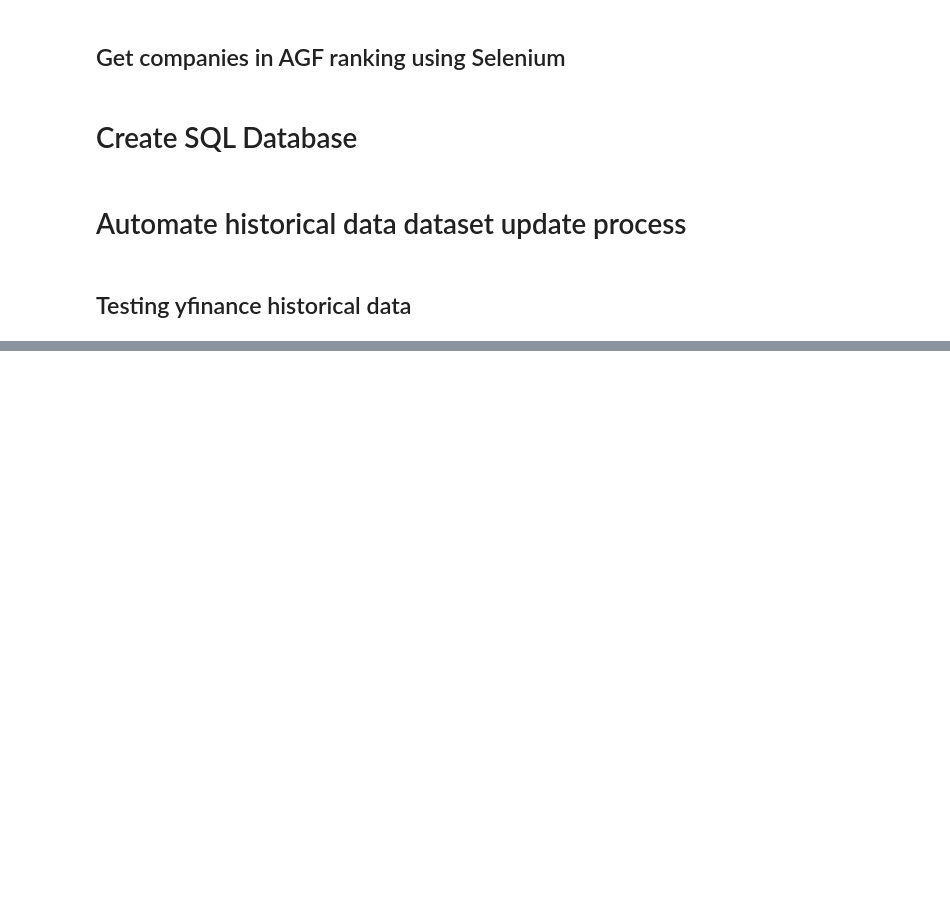
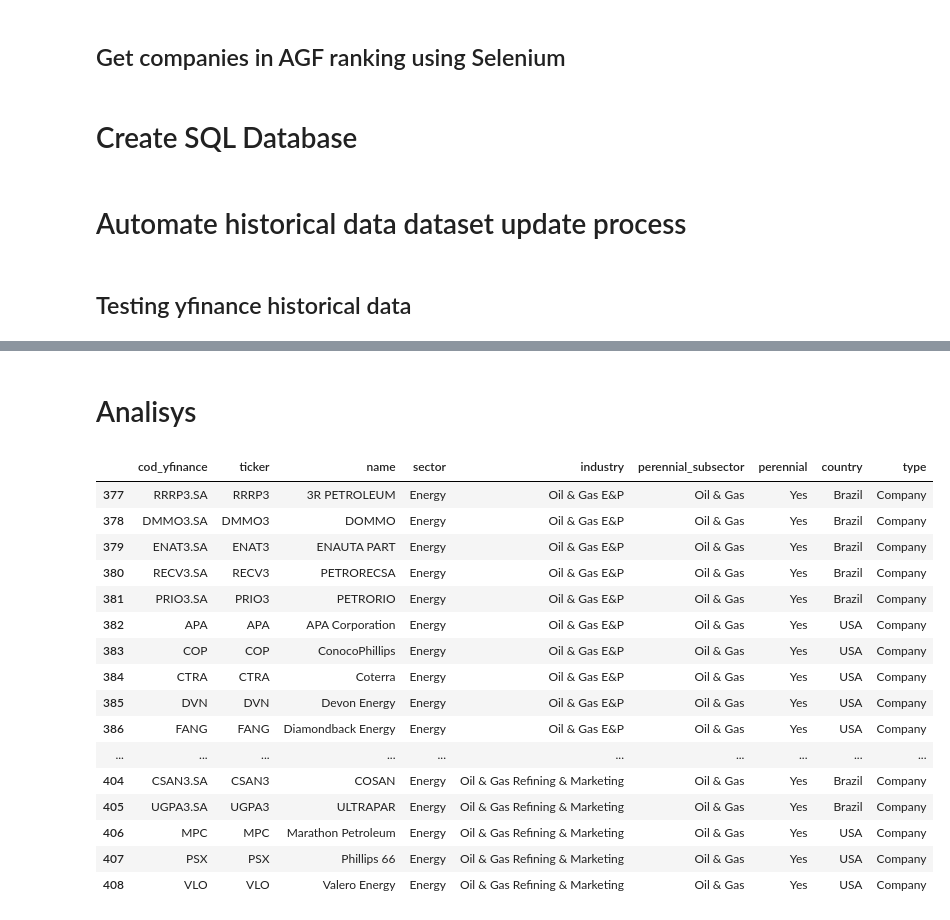
Before and after one commit to pedrolaender/05.Ironhack_Final_Project, a Jupyter notebook: testes.ipynb, the cells around one changed output, grey strips where cells are left out. Cells and saved outputs as stored; diff of their text form; code cells hidden in the pictures; blank space fills up the shorter version.

```diff
--- a/testes.ipynb
+++ b/testes.ipynb
@@ -1533,3 +1586,10 @@ test_df['Dividends'] = test_df['Dividends'].round(3)
 test_df
 # %%
 test_df.to_sql(name='test_dataset', con=engine, if_exists='append', index=False)
+# %% [markdown]
+# Analisys
+# %%
+all_companies = pd.read_csv(f'{stock_path}all_companies_and_indexes_rev2.csv',
+                    encoding='UTF-8',
+                    sep=';',
+                    decimal='.')
@@ -1535,0 +1601,41 @@ test_df.to_sql(name='test_dataset', con=engine, if_exists='append', index=False)
+# %%
+# Masks
+country_br = all_companies['country'] == 'Brazil'
+country_usa = all_companies['country'] == 'USA'
+
+type_company = all_companies['type'] == 'Company'
+type_index = all_companies['type'] == 'Index'
+type_gold = all_companies['type'] == 'Gold'
+type_crypto = all_companies['type'] == 'Crypto'
+type_currency = all_companies['type'] == 'Currency'
+
+perennial = all_companies['perennial'] == 'Yes'
+
+subsector_uti_elec = all_companies['perennial_subsector'] == 'Utilities - Electricity'
+subsector_uti_gas = all_companies['perennial_subsector'] == 'Utilities - Gas'
+subsector_sanit = all_companies['perennial_subsector'] == 'Sanitation'
+subsector_banks = all_companies['perennial_subsector'] == 'Banks'
+subsector_insurance = all_companies['perennial_subsector'] == 'Insurance'
+subsector_healh_ins = all_companies['perennial_subsector'] == 'Health Insurance'
+subsector_telecom = all_companies['perennial_subsector'] == 'Telecom'
+subsector_oil = all_companies['perennial_subsector'] == 'Oil & Gas'
+# %%
+all_companies[subsector_oil]
+# %% [output]
+|  | cod_yfinance | ticker | name | sector | industry | perennial_subsector | perennial | country | type |
+| 377 | RRRP3.SA | RRRP3 | 3R PETROLEUM | Energy | Oil & Gas E&P | Oil & Gas | Yes | Brazil | Company |
+| 378 | DMMO3.SA | DMMO3 | DOMMO | Energy | Oil & Gas E&P | Oil & Gas | Yes | Brazil | Company |
+| 379 | ENAT3.SA | ENAT3 | ENAUTA PART | Energy | Oil & Gas E&P | Oil & Gas | Yes | Brazil | Company |
+| 380 | RECV3.SA | RECV3 | PETRORECSA | Energy | Oil & Gas E&P | Oil & Gas | Yes | Brazil | Company |
+| 381 | PRIO3.SA | PRIO3 | PETRORIO | Energy | Oil & Gas E&P | Oil & Gas | Yes | Brazil | Company |
+| 382 | APA | APA | APA Corporation | Energy | Oil & Gas E&P | Oil & Gas | Yes | USA | Company |
+| 383 | COP | COP | ConocoPhillips | Energy | Oil & Gas E&P | Oil & Gas | Yes | USA | Company |
+| 384 | CTRA | CTRA | Coterra | Energy | Oil & Gas E&P | Oil & Gas | Yes | USA | Company |
+| 385 | DVN | DVN | Devon Energy | Energy | Oil & Gas E&P | Oil & Gas | Yes | USA | Company |
+| 386 | FANG | FANG | Diamondback Energy | Energy | Oil & Gas E&P | Oil & Gas | Yes | USA | Company |
+| ... | ... | ... | ... | ... | ... | ... | ... | ... | ... |
+| 404 | CSAN3.SA | CSAN3 | COSAN | Energy | Oil & Gas Refining & Marketing | Oil & Gas | Yes | Brazil | Company |
+| 405 | UGPA3.SA | UGPA3 | ULTRAPAR | Energy | Oil & Gas Refining & Marketing | Oil & Gas | Yes | Brazil | Company |
+| 406 | MPC | MPC | Marathon Petroleum | Energy | Oil & Gas Refining & Marketing | Oil & Gas | Yes | USA | Company |
+| 407 | PSX | PSX | Phillips 66 | Energy | Oil & Gas Refining & Marketing | Oil & Gas | Yes | USA | Company |
+| 408 | VLO | VLO | Valero Energy | Energy | Oil & Gas Refining & Marketing | Oil & Gas | Yes | USA | Company |
```
Also changed, not shown: parts of 39 cells of this notebook, 1 other file.
